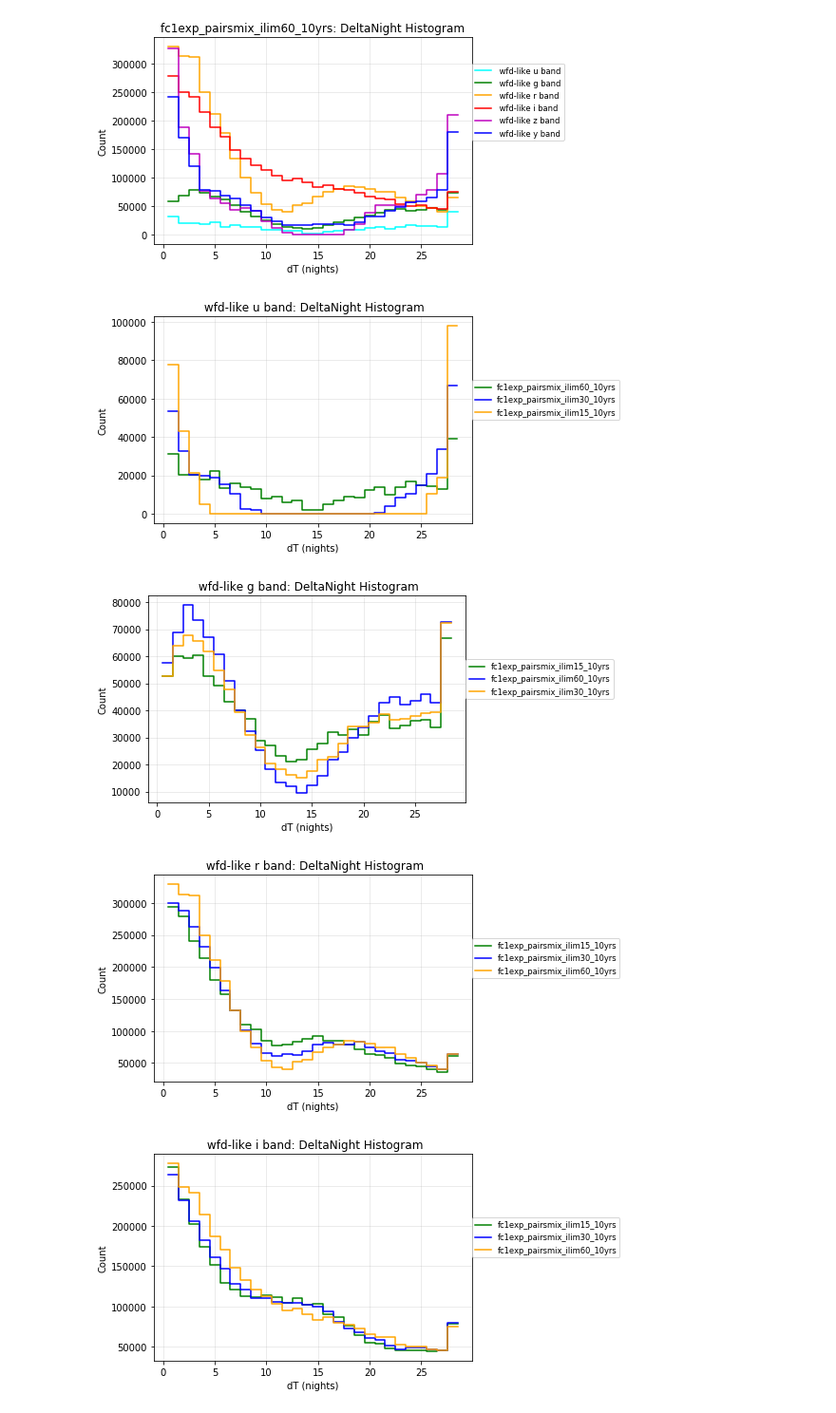
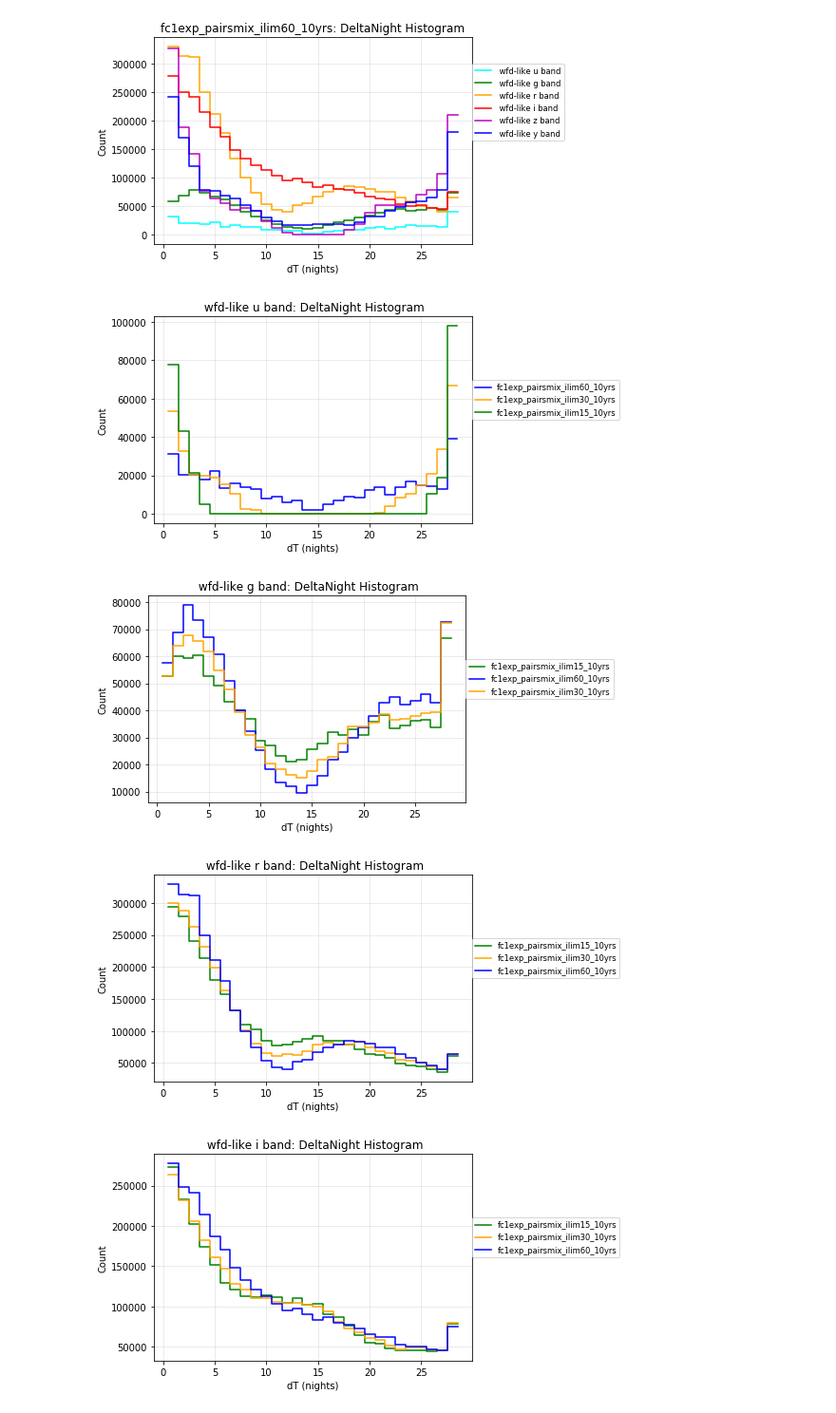
Before and after one commit to lsst-pst/survey_strategy, a Jupyter notebook: fbs_1.2/u band swap.ipynb, the cells around one changed output. Shown at 95% size. Drawn from its saved outputs; the diff is of its cells as text; code cells hidden in the pictures.

Commit message:
Try to fix plot ordering/coloring

```diff
--- a/fbs_1.2/u band swap.ipynb
+++ b/fbs_1.2/u band swap.ipynb
@@ -502,13 +499,24 @@ for r in runs:
 [figure]
 [figure]
 [figure]
+# %%
+filtercolors = {'u': 'cyan', 'g': 'g', 'r': 'orange', 'i': 'r', 'z': 'm', 'y': 'b'}
+runColors = {'fc1exp_pairsmix_ilim15_10yrs': 'green',
+            'fc1exp_pairsmix_ilim30_10yrs': 'orange',
+            'fc1exp_pairsmix_ilim60_10yrs': 'blue'}
+for r in runs:
+    for f in filterlist:
+        plotDict = {'color': runColors[r]}
+        deltaBundles[r][f].setPlotDict(plotDict)
 # %%
 for f in filterlist:
-    ph.setMetricBundles([deltaBundles[runs[0]][f], deltaBundles[runs[1]][f], deltaBundles[runs[2]][f]])
+    ph.setMetricBundles({0: deltaBundles[runs[0]][f],
+                         1: deltaBundles[runs[1]][f],
+                         2: deltaBundles[runs[2]][f]})
     ph.plot(plotFunc=plots.SummaryHistogram(),
-            plotDicts=[{'legendloc': (1.0, .5), 'color': 'green', 'figsize': (8,6)}, {'color': 'blue'}, {'color': 'orange'}])
+            plotDicts={'legendloc': (1.0, .5)})
 # %% [output]
-[figure, old version]
+[figure, new version]
 [figure]
-[figure, old version]
+[figure, new version]
-[figure, old version]
+[figure, new version]
```
Also changed, not shown: parts of 4 cells of this notebook.
